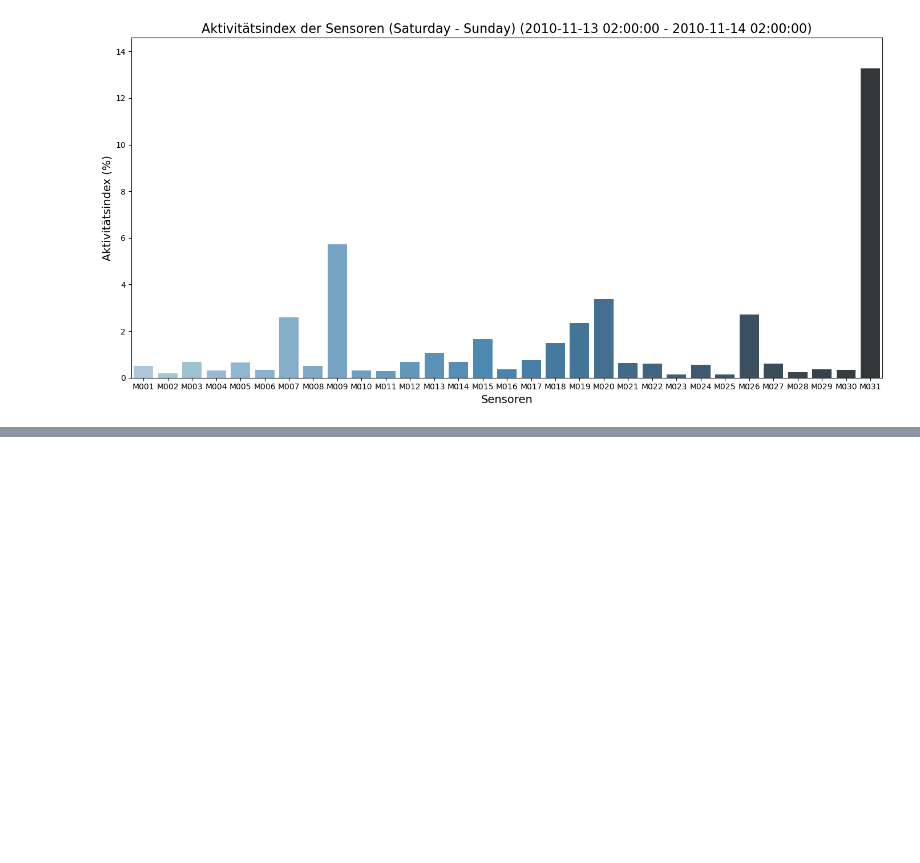
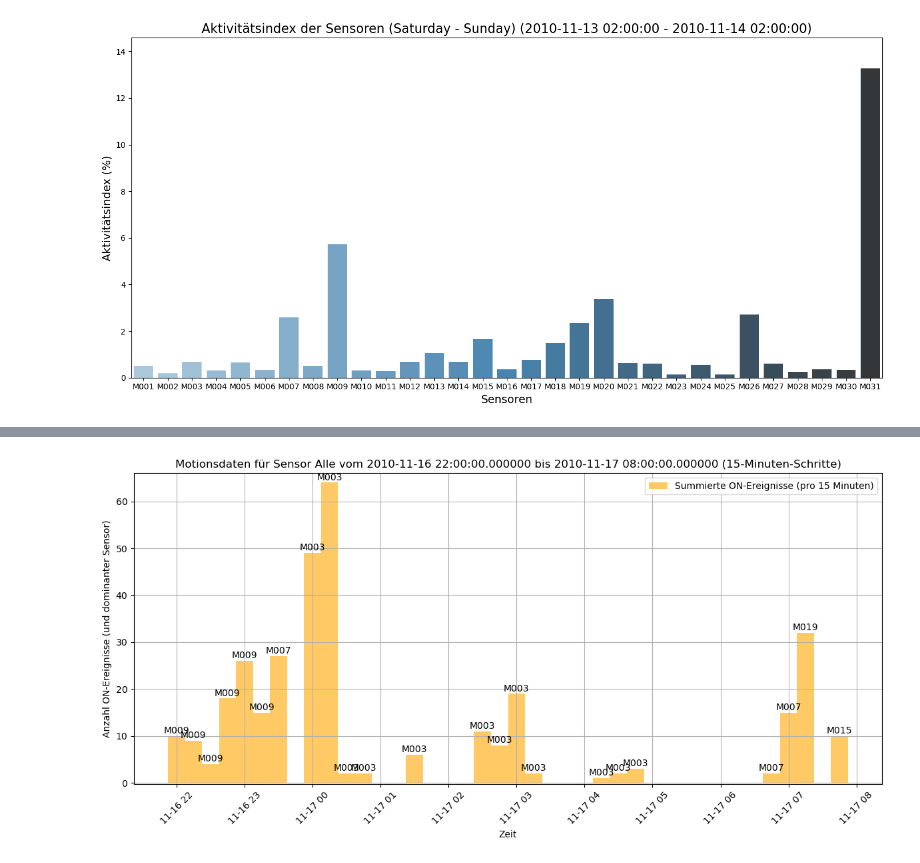
Before and after one commit to ddening/ambient-assisted-living, a Jupyter notebook: src/aruba_activity.ipynb, the cells around one changed output, grey strips where cells are left out. Cells and saved outputs as stored; diff of their text form; code cells hidden in the pictures; blank space fills up the shorter version.

```diff
--- a/src/aruba_activity.ipynb
+++ b/src/aruba_activity.ipynb
@@ -431,3 +414,17 @@ plot_activity(df_motion_sensor, start_datetime, end_datetime)
 # %% [output]
 [figure]
 [figure]
+# %%
+df_motion_sensor.head()
+night_df = df_motion_sensor.copy()
+df_motion_sensor['datetime'] = pd.to_datetime(df_motion_sensor['datetime'], errors='coerce')
+
+# Überprüfe den Datentyp nach der Konvertierung
+print(df_motion_sensor['datetime'].dtype)
+
+# Filtern der Zeilen, bei denen die Uhrzeit zwischen 22:00 und 8:00 Uhr liegt
+night_df = df_motion_sensor[(df_motion_sensor['datetime'].dt.hour >= 22) | (df_motion_sensor['datetime'].dt.hour < 8)]
+
+# Ausgabe der gefilterten Daten
+night_df.head()
+#night_df.count()
@@ -433,0 +444,79 @@ plot_activity(df_motion_sensor, start_datetime, end_datetime)
+# %%
+import matplotlib.pyplot as plt
+import pandas as pd
+
+# Start- und Enddatum
+start_date = "2010-11-16 22:00:00.000000"
+end_date = "2010-11-17 08:00:00.000000"
+
+# Zeitintervall in Minuten
+interval_minutes = 15
+
+df_night = night_df.copy()
+
+# Filtere die Daten für den ausgewählten Zeitraum (Start- und Enddatum)
+df_night_m = df_night[
+    (df_night['datetime'] >= pd.to_datetime(start_date)) &
+    (df_night['datetime'] <= pd.to_datetime(end_date))
+]
+
+# Sortiere die Daten nach Datum und Uhrzeit
+df_night_m = df_night_m.sort_values(by='datetime')
+
+# Konvertiere sensor_status von "OFF" und "ON" zu numerischen Werten (0 = Keine Bewegung, 1 = Bewegung)
+status_mapping = {
+    'OFF': 0,
+    'ON': 1,
+}
+df_night_m['sensor_status_numeric'] = df_night_m['sensor_status'].map(status_mapping)
+
+# Gruppiere nach benutzerdefiniertem Zeitintervall
+df_night_m[f'{interval_minutes}_min_interval'] = df_night_m['datetime'].dt.floor(f'{interval_minutes}T')
+
+unique_sensors = df_night["sensor_type"].unique()
+sorted_sensors = sorted(unique_sensors, key=lambda x: int(x[1:]))
+
+# Summiere die "ON"-Ereignisse pro Sensor und Zeitintervall
+on_counts = df_night_m.groupby([f'{interval_minutes}_min_interval', 'sensor_type'])['sensor_status_numeric'].sum().reset_index()
+
+# Bestimme den Sensor mit den meisten "ON"-Ereignissen pro Intervall
+top_sensors = on_counts.loc[on_counts.groupby(f'{interval_minutes}_min_interval')['sensor_status_numeric'].idxmax()]
+
+# Visualisierung: Balkendiagramm
+plt.figure(figsize=(12, 6))
+
+# Erstelle Balken für die Summen der "ON"-Ereignisse
+plt.bar(
+    top_sensors[f'{interval_minutes}_min_interval'],
+    top_sensors['sensor_status_numeric'],
+    width=interval_minutes / 1440,  # Breite der Balken, skaliert für Minuten
+    color='orange',
+    alpha=0.6,
+    label=f"Summierte ON-Ereignisse (pro {interval_minutes} Minuten)"
+)
+
+# Annotiere die Balken mit den Sensor-IDs
+for i, row in top_sensors.iterrows():
+    plt.text(
+        row[f'{interval_minutes}_min_interval'],
+        row['sensor_status_numeric'] + 0.1,  # Etwas über dem Balken platzieren
+        str(row['sensor_type']),
+        ha='center',
+        va='bottom',
+        fontsize=10,
+        color='black'
+    )
+
+# Diagrammtitel und Beschriftungen
+plt.title(f"Motionsdaten für Sensor Alle vom {start_date} bis {end_date} ({interval_minutes}-Minuten-Schritte)")
+plt.xlabel("Zeit")
+plt.ylabel("Anzahl ON-Ereignisse (und dominanter Sensor)")
+plt.ylim(-0.2, top_sensors['sensor_status_numeric'].max() + 2)  # Dynamische y-Achse
+plt.grid(True)
+plt.xticks(rotation=45)
+plt.legend()
+plt.tight_layout()
+
+plt.show()
+# %% [output]
+[figure, added]
```
Also changed, not shown: parts of 7 cells of this notebook.
